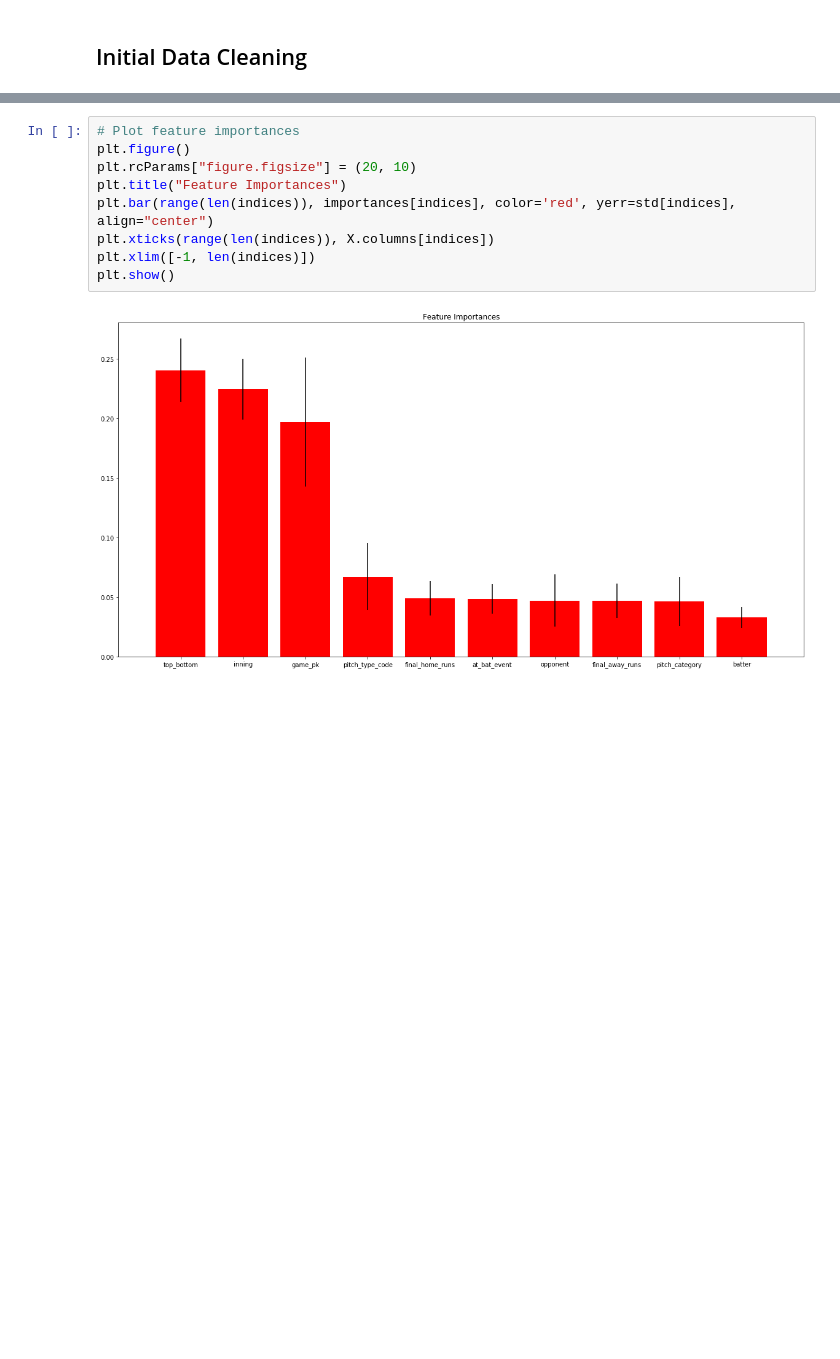
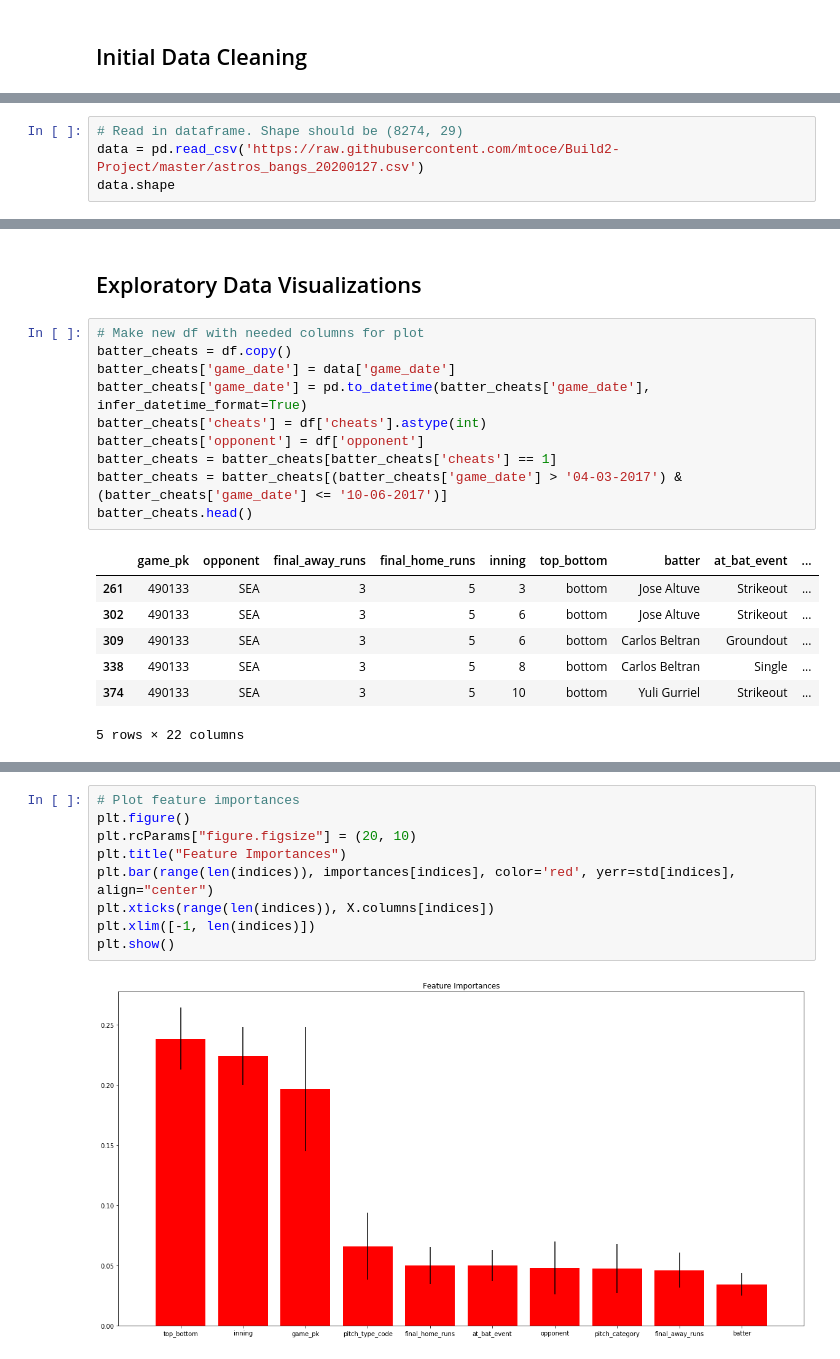
Before and after one commit to mtoce/Build2-Project, a Jupyter notebook: build2project.ipynb, the cells around one changed output, grey strips where cells are left out. Cells and saved outputs as stored; diff of their text form; blank space fills up the shorter version.

```diff
--- a/build2project.ipynb
+++ b/build2project.ipynb
@@ -267,0 +46,4 @@ batter
+# %%
+# Read in dataframe. Shape should be (8274, 29)
+data = pd.read_csv('https://raw.githubusercontent.com/mtoce/Build2-Project/master/astros_bangs_20200127.csv')
+data.shape
@@ -267,0 +136,20 @@ batter
+# %% [markdown]
+## Exploratory Data Visualizations
+# %%
+# Make new df with needed columns for plot
+batter_cheats = df.copy()
+batter_cheats['game_date'] = data['game_date']
+batter_cheats['game_date'] = pd.to_datetime(batter_cheats['game_date'], infer_datetime_format=True)
+batter_cheats['cheats'] = df['cheats'].astype(int)
+batter_cheats['opponent'] = df['opponent']
+batter_cheats = batter_cheats[batter_cheats['cheats'] == 1]
+batter_cheats = batter_cheats[(batter_cheats['game_date'] > '04-03-2017') & (batter_cheats['game_date'] <= '10-06-2017')]
+batter_cheats.head()
+# %% [output]
+|  | game_pk | opponent | final_away_runs | final_home_runs | inning | top_bottom | batter | at_bat_event | ... |
+| 261 | 490133 | SEA | 3 | 5 | 3 | bottom | Jose Altuve | Strikeout | ... |
+| 302 | 490133 | SEA | 3 | 5 | 6 | bottom | Jose Altuve | Strikeout | ... |
+| 309 | 490133 | SEA | 3 | 5 | 6 | bottom | Carlos Beltran | Groundout | ... |
+| 338 | 490133 | SEA | 3 | 5 | 8 | bottom | Carlos Beltran | Single | ... |
+| 374 | 490133 | SEA | 3 | 5 | 10 | bottom | Yuli Gurriel | Strikeout | ... |
+5 rows × 22 columns
```
Also changed, not shown: parts of 46 cells of this notebook.
